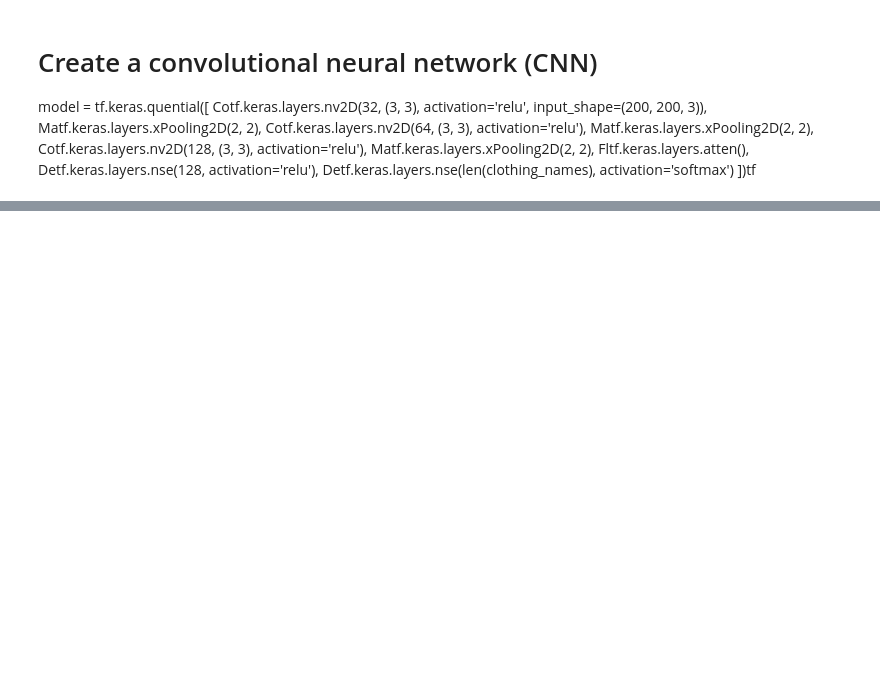
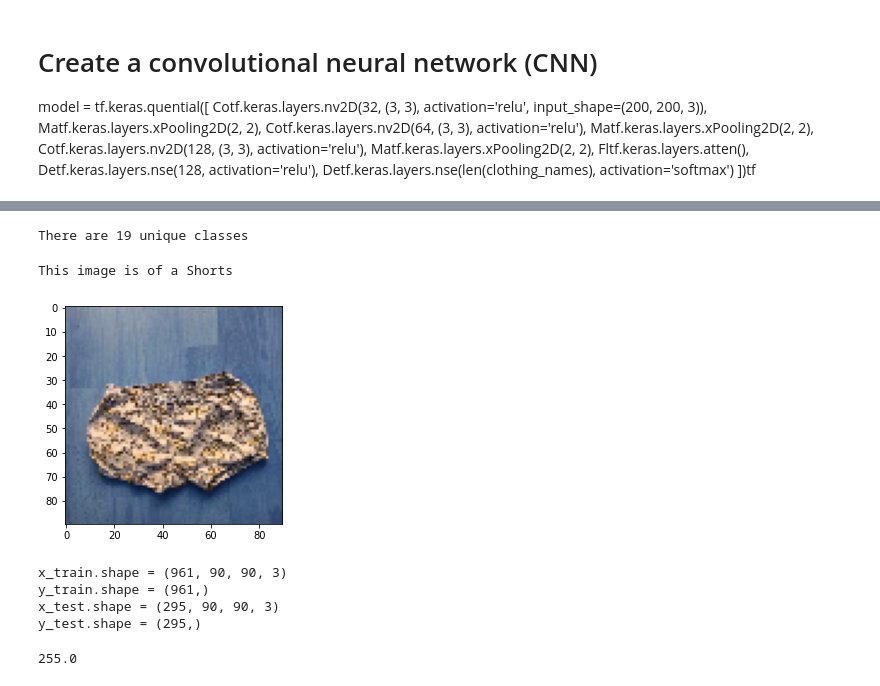
Before and after one commit to ahmedmoh1234/Graduation-Project, a Jupyter notebook: Clothes Description Module/Clothes_Description_Module.ipynb, the cells around one changed output, grey strips where cells are left out. Saved outputs shown, nothing was run; the diff lists cells and outputs as text; code cells hidden in the pictures; blank space fills up the shorter version.

```diff
--- a/Clothes Description Module/Clothes_Description_Module.ipynb
+++ b/Clothes Description Module/Clothes_Description_Module.ipynb
@@ -34,4 +30,4 @@ x_train.shape
 # %%
-path = 'D:\Senior II\Graduation Project\Datasets\Clothes'
+path = 'D:\Senior II\Graduation Project\Datasets\Clothes\Dataset_1'
 df = pd.read_csv(path + '/images.csv')
 df.head()
@@ -48,8 +58,10 @@ print(f'There are {class_names.shape[0]} unique classes')
 class_ids = dict()
 for i in range(len(class_names)):
     class_ids[class_names[i]] = i
+# %% [output]
+There are 19 unique classes
 # %%
-image_width = image_height = 128
+image_width = image_height = 90
 # %%
 #Upload photos to a numpy array
 images_train = []
@@ -83,10 +95,13 @@ x_test = np.array(images_test).astype(float)
 y_test = np.array(images_labels_test)
 # %%
 #Show an image from x_train
-index = 900
+index = 562
 plt.imshow(x_train[index].astype(np.uint8))
 print(f'This image is of a {class_names[y_train[index]]}')
 plt.show()
+# %% [output]
+This image is of a Shorts
+[figure, added]
 # %%
 #Number of training examples
 m = x_train.shape[0]
@@ -100,12 +115,19 @@ print(f'x_train.shape = {x_train.shape}')
 print(f'y_train.shape = {y_train.shape}')
 print(f'x_test.shape = {x_test.shape}')
 print(f'y_test.shape = {y_test.shape}')
+# %% [output]
+x_train.shape = (961, 90, 90, 3)
+y_train.shape = (961,)
+x_test.shape = (295, 90, 90, 3)
+y_test.shape = (295,)
 # %%
 # #Normalize image vectors
 # x_train /= 255
 # x_test /= 255
 # %%
 print(np.max(x_train))
+# %% [output]
+255.0
 # %%
 # Create a convolutional neural network (CNN)
 model = tf.keras.models.Sequential([
```
Also changed, not shown: parts of 7 cells of this notebook.
